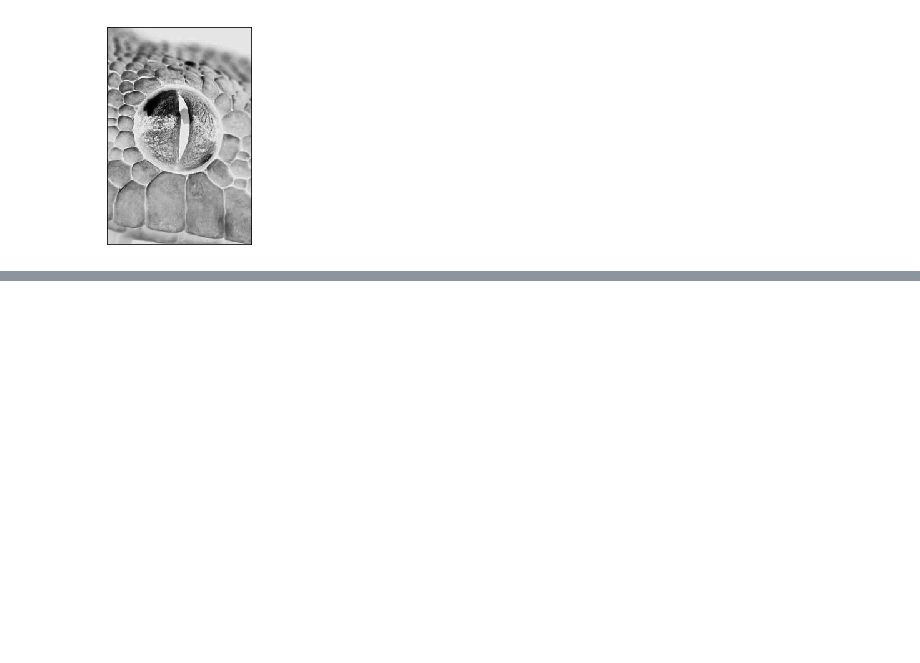
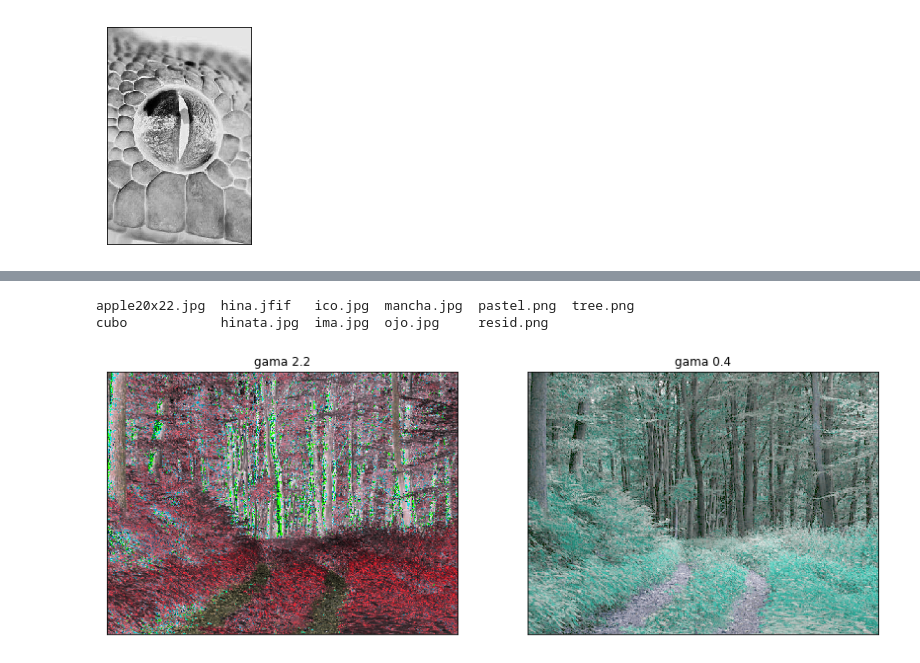
Before and after one commit to Hachiman999/Colab-imagen, a Jupyter notebook: interpolacion_transformacion.ipynb, the cells around one changed output, grey strips where cells are left out. Cells and saved outputs as stored; diff of their text form; code cells hidden in the pictures; blank space fills up the shorter version.

```diff
--- a/interpolacion_transformacion.ipynb
+++ b/interpolacion_transformacion.ipynb
@@ -167,0 +175,12 @@ negativo(69)
+# %%
+
+!ls
+img_tree = cv2.imread('tree.png')
+gama_two_point_two = np.array(255*(img_tree/255) **-0.2, dtype= 'uint8')
+gamma_point_four= np.array(255*(img_tree/255) **0.4, dtype= 'uint8')
+
+mostrar2_gris(gama_two_point_two,gamma_point_four, 'gama 2.2','gama 0.4')
+# %% [output]
+apple20x22.jpg  hina.jfif   ico.jpg  mancha.jpg  pastel.png  tree.png
+cubo            hinata.jpg  ima.jpg  ojo.jpg     resid.png
+[figure, added]
```
Also changed, not shown: parts of 11 cells of this notebook.
